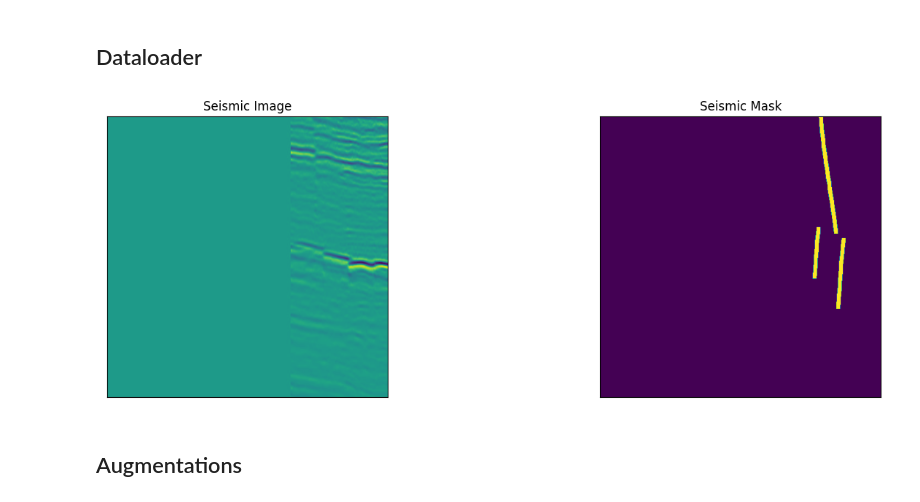
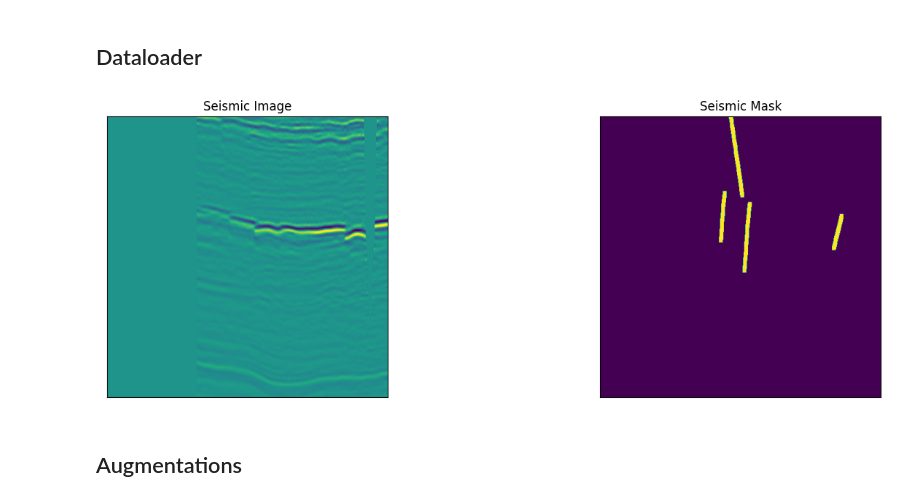
Before and after one commit to WandrV1/rosneft, a Jupyter notebook: additional cube/deeplabv3plus retrain.ipynb, the cells around one changed output. Saved outputs shown, nothing was run; the diff lists cells and outputs as text; code cells hidden in the pictures.

```diff
--- a/additional cube/deeplabv3plus retrain.ipynb
+++ b/additional cube/deeplabv3plus retrain.ipynb
@@ -41,10 +41,11 @@ class Dataset(BaseDataset):
     def __getitem__(self, i):
         record = self.data[i]
         image = np.expand_dims(cv2.imread(os.path.join(self.data_path, 'seis', record['data']), cv2.IMREAD_GRAYSCALE), axis=0)
-        mask = cv2.imread(os.path.join(self.data_path, 'fault', record['label']), cv2.IMREAD_GRAYSCALE)
-        mask[mask > self.jpeg_thresh * 255] = 255
-        mask[mask <= self.jpeg_thresh * 255] = 0
-        mask = np.expand_dims(mask, axis=0) / 255
+        mask = np.expand_dims(cv2.imread(os.path.join(self.data_path, 'fault', record['label']), cv2.IMREAD_GRAYSCALE), axis=0) / 255
+        # mask = cv2.imread(os.path.join(self.data_path, 'fault', record['label']), cv2.IMREAD_GRAYSCALE)
+        # mask[mask > self.jpeg_thresh * 255] = 255
+        # mask[mask <= self.jpeg_thresh * 255] = 0
+        # mask = np.expand_dims(mask, axis=0) / 255
 
         if self.augmentation:
             sample = self.augmentation(image=image, mask=mask)
@@ -59,26 +60,26 @@ class Dataset(BaseDataset):
     def __len__(self):
         return len(self.data)
 # %%
-data_dir = os.path.join('data', '512window')
+data_dir = os.path.join('data', '512window_12slice')
 train_dir = os.path.join(data_dir, 'train')
 test_dir = os.path.join(data_dir, 'eval')
 
 with open(os.path.join(train_dir, 'metadata.json'), 'r') as file:
     train_list = json.load(file)
 with open(os.path.join(test_dir, 'metadata.json'), 'r') as file:
     test_list = json.load(file)
 
 # Lets look at data we have
 dataset = Dataset(train_list, train_dir)
 
 sample = dataset[4] # get some sample
 image, mask = sample["image"][0], sample["mask"][0]
 visualize(
     seismic_image=image,
     seismic_mask=mask.squeeze(),
 )
 # %% [output]
-[figure, old version]
+[figure, new version]
 # %% [markdown]
 ## Augmentations
 # %%
```
Also changed, not shown: parts of 12 cells of this notebook, 4 other files.
